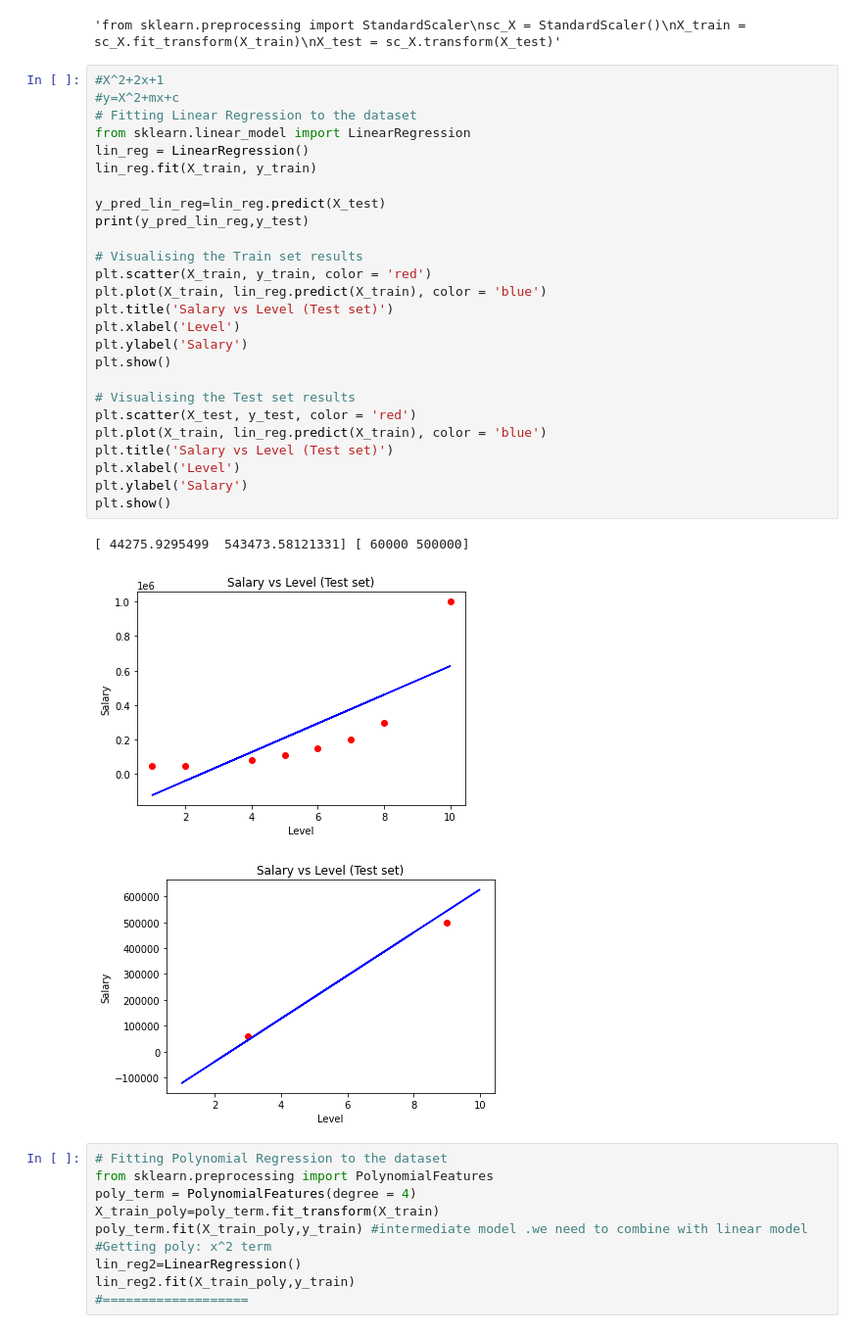
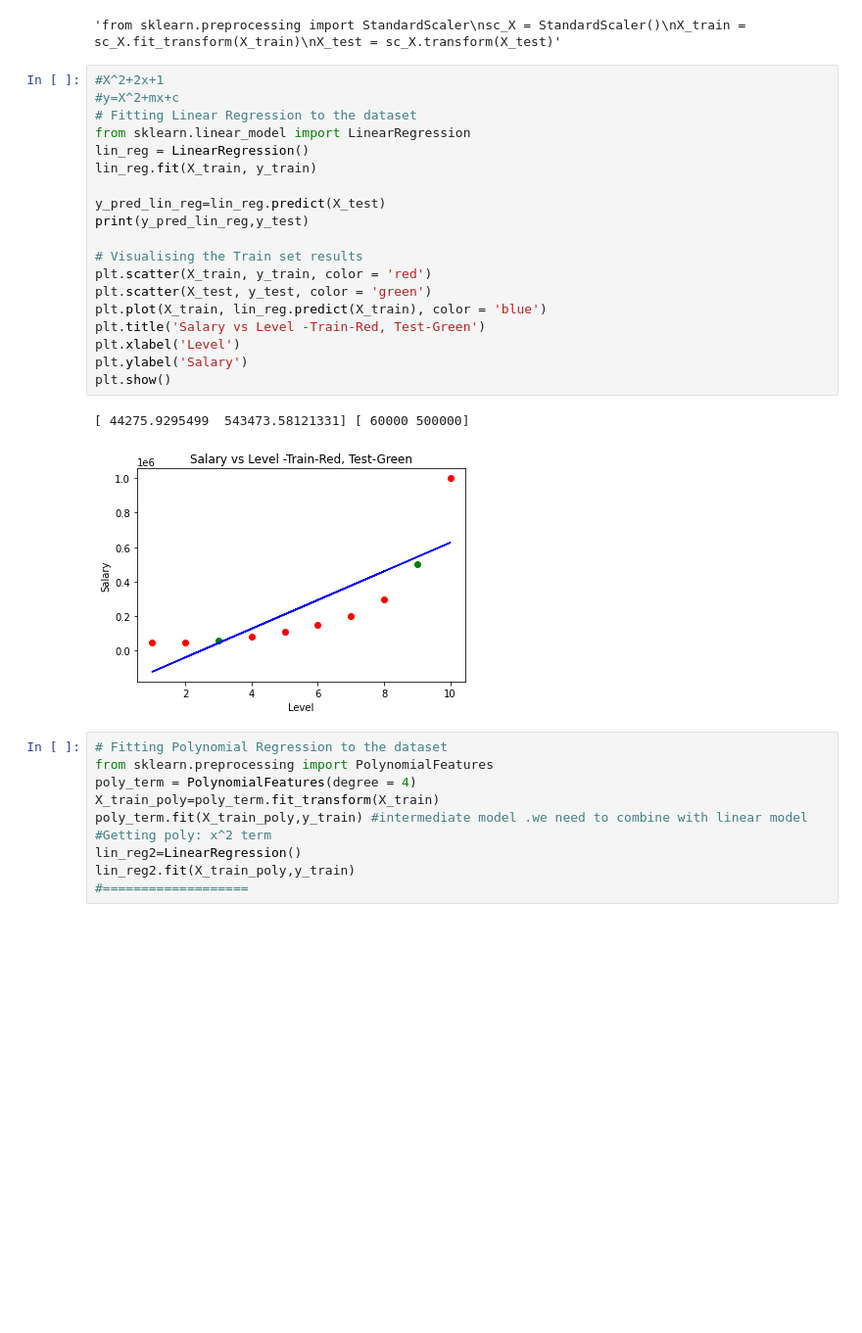
Before and after one commit to shubh2ds/Machine_Learning, a Jupyter notebook: Polynomial_Regression/Polynomial_Regression.ipynb, the cells around one changed output. Shown at 98% size. Saved outputs shown, nothing was run; the diff lists cells and outputs as text; blank space fills up the shorter version.

```diff
--- a/Polynomial_Regression/Polynomial_Regression.ipynb
+++ b/Polynomial_Regression/Polynomial_Regression.ipynb
@@ -60,33 +60,25 @@ X_test = sc_X.transform(X_test)"""
 # %%
 #X^2+2x+1
 #y=X^2+mx+c
 # Fitting Linear Regression to the dataset
 from sklearn.linear_model import LinearRegression
 lin_reg = LinearRegression()
 lin_reg.fit(X_train, y_train)
 
 y_pred_lin_reg=lin_reg.predict(X_test)
 print(y_pred_lin_reg,y_test)
 
 # Visualising the Train set results
 plt.scatter(X_train, y_train, color = 'red')
+plt.scatter(X_test, y_test, color = 'green')
 plt.plot(X_train, lin_reg.predict(X_train), color = 'blue')
-plt.title('Salary vs Level (Test set)')
+plt.title('Salary vs Level -Train-Red, Test-Green')
 plt.xlabel('Level')
 plt.ylabel('Salary')
 plt.show()
-
-# Visualising the Test set results
-plt.scatter(X_test, y_test, color = 'red')
-plt.plot(X_train, lin_reg.predict(X_train), color = 'blue')
-plt.title('Salary vs Level (Test set)')
-plt.xlabel('Level')
-plt.ylabel('Salary')
-plt.show()
 # %% [output]
 [ 44275.9295499  543473.58121331] [ 60000 500000]
-[figure, old version]
+[figure, new version]
-[figure, removed]
 # %%
 # Fitting Polynomial Regression to the dataset
 from sklearn.preprocessing import PolynomialFeatures
```
Also changed, not shown: parts of 1 cell of this notebook.
